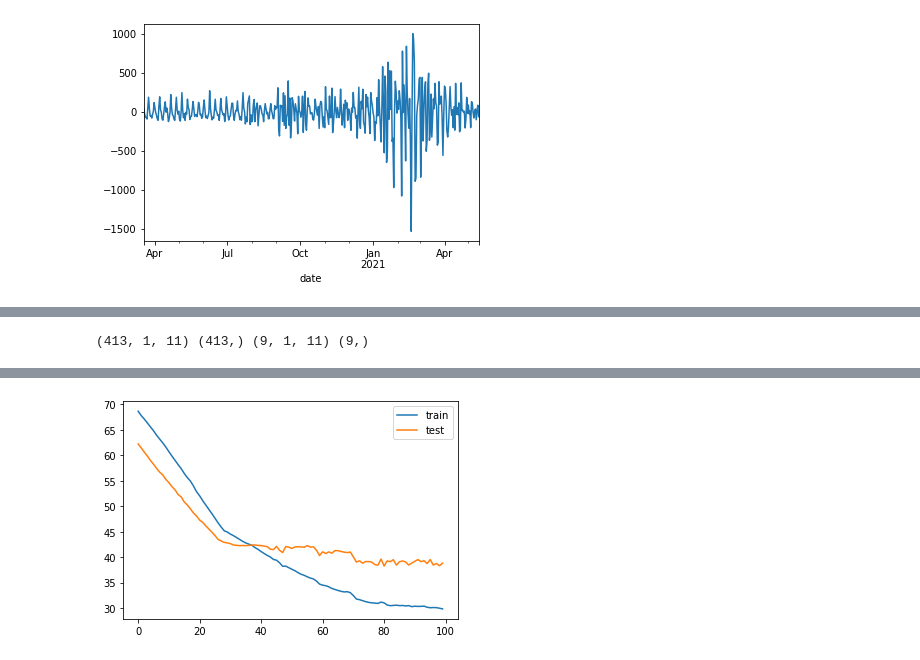
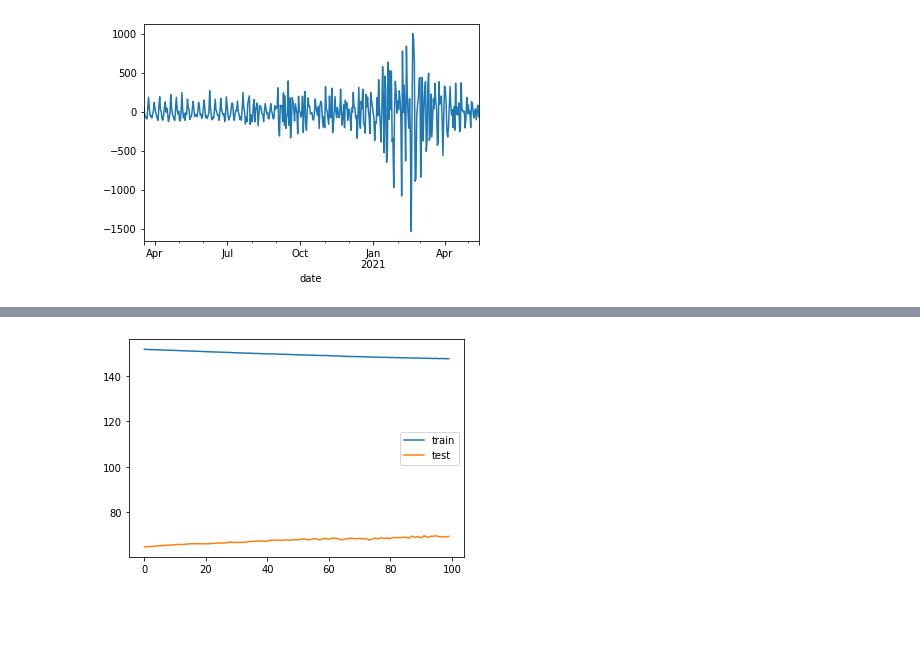
Before and after one commit to ardianzzz666/thesis, a Jupyter notebook: Multi Method + Seasonal Decomposition.ipynb, the cells around one changed output, grey strips where cells are left out. Drawn from its saved outputs; the diff is of its cells as text; code cells hidden in the pictures; blank space fills up the shorter version.

```diff
--- a/Multi Method + Seasonal Decomposition.ipynb
+++ b/Multi Method + Seasonal Decomposition.ipynb
@@ -145,5 +151,5 @@ seasonal_data = pd.concat([new_date, new_seasonal], axis=1)
 seasonal_data.set_index('date', inplace=True)
 
 new_residual.reset_index(drop=True, inplace=True)
-residual_data = pd.concat([new_date, new_seasonal], axis=1)
+residual_data = pd.concat([new_date, new_residual], axis=1)
 residual_data.set_index('date', inplace=True)
@@ -161,20 +187,32 @@ reframed_seasonal.drop(reframed_seasonal.columns[[12,13,14,15,16,17,18,19,20,21]
 reframed_residual.drop(reframed_residual.columns[[12,13,14,15,16,17,18,19,20,21]], axis=1, inplace=True)
 # %%
 # split into train and test sets
-values= reframed_seasonal.values
+values_seasonal= reframed_seasonal.values
+values_residual= reframed_residual.values
 
 #n_total = round((values.shape[0])*80/100)
-n_total = 413
+n_total = 412
 
 
-train = values[:n_total, :]
-test = values[n_total:, :]
+train_seasonal = values_seasonal[:n_total, :]
+test_seasonal = values_seasonal[n_total:, :]
+
+train_residual = values_residual[:n_total, :]
+test_residual = values_residual[n_total:, :]
 
 # split into input and outputs
-train_X, train_y = train[:, :-1], train[:, -1]
-test_X, test_y = test[:, :-1], test[:, -1]
+seasonal_train_X, seasonal_train_y = train_seasonal[:, :-1], train_seasonal[:, -1]
+seasonal_test_X, seasonal_test_y = test_seasonal[:, :-1], test_seasonal[:, -1]
+
+residual_train_X, residual_train_y = train_residual[:, :-1], train_residual[:, -1]
+residual_test_X, residual_test_y = test_residual[:, :-1], test_residual[:, -1]
 
 # reshape input to be 3D [samples, timesteps, features]
-train_X = train_X.reshape((train_X.shape[0], 1, train_X.shape[1]))
-test_X = test_X.reshape((test_X.shape[0], 1, test_X.shape[1]))
-print(train_X.shape, train_y.shape, test_X.shape, test_y.shape)
+seasonal_train_X = seasonal_train_X.reshape((seasonal_train_X.shape[0], 1, seasonal_train_X.shape[1]))
+seasonal_test_X = seasonal_test_X.reshape((seasonal_test_X.shape[0], 1, seasonal_test_X.shape[1]))
+
+residual_train_X = residual_train_X.reshape((residual_train_X.shape[0], 1, residual_train_X.shape[1]))
+residual_test_X = residual_test_X.reshape((residual_test_X.shape[0], 1, residual_test_X.shape[1]))
+
+
+#print(train_X.shape, train_y.shape, test_X.shape, test_y.shape)
@@ -230,32 +266,11 @@ array([[  5.478115 ],
-# %%
-# split into train and test sets
-values = reframed_residual.values
-
-#n_total = round((values.shape[0])*80/100)
-n_total = 413
-
-
-train = values[:n_total, :]
-test = values[n_total:, :]
-
-# split into input and outputs
-train_X, train_y = train[:, :-1], train[:, -1]
-test_X, test_y = test[:, :-1], test[:, -1]
-
-# reshape input to be 3D [samples, timesteps, features]
-train_X = train_X.reshape((train_X.shape[0], 1, train_X.shape[1]))
-test_X = test_X.reshape((test_X.shape[0], 1, test_X.shape[1]))
-print(train_X.shape, train_y.shape, test_X.shape, test_y.shape)
-# %% [output]
-(413, 1, 11) (413,) (9, 1, 11) (9,)
 # %%
-# design network
-model = Sequential()
-model.add(LSTM(50, input_shape=(train_X.shape[1], train_X.shape[2])))
-model.add(Dense(1))
-model.compile(loss='mae', optimizer='adam')
+# LSTM model untuk residual
+model2 = Sequential()
+model2.add(LSTM(50, input_shape=(residual_train_X.shape[1], residual_train_X.shape[2])))
+model2.add(Dense(1))
+model2.compile(loss='mae', optimizer='adam')
 # fit network
-history = model.fit(train_X, train_y, epochs=100, batch_size=5, validation_data=(test_X, test_y), verbose=2, shuffle=False)
+history = model2.fit(residual_train_X, residual_train_y, epochs=100, batch_size=5, validation_data=(residual_test_X, residual_test_y), verbose=2, shuffle=False)
 # plot history
 plt.plot(history.history['loss'], label='train')
 plt.plot(history.history['val_loss'], label='test')
@@ -282,3 +297,3 @@ Epoch 100/100
-[figure, old version]
+[figure, new version]
 # %%
 # make a prediction
```
Also changed, not shown: parts of 21 cells of this notebook.
